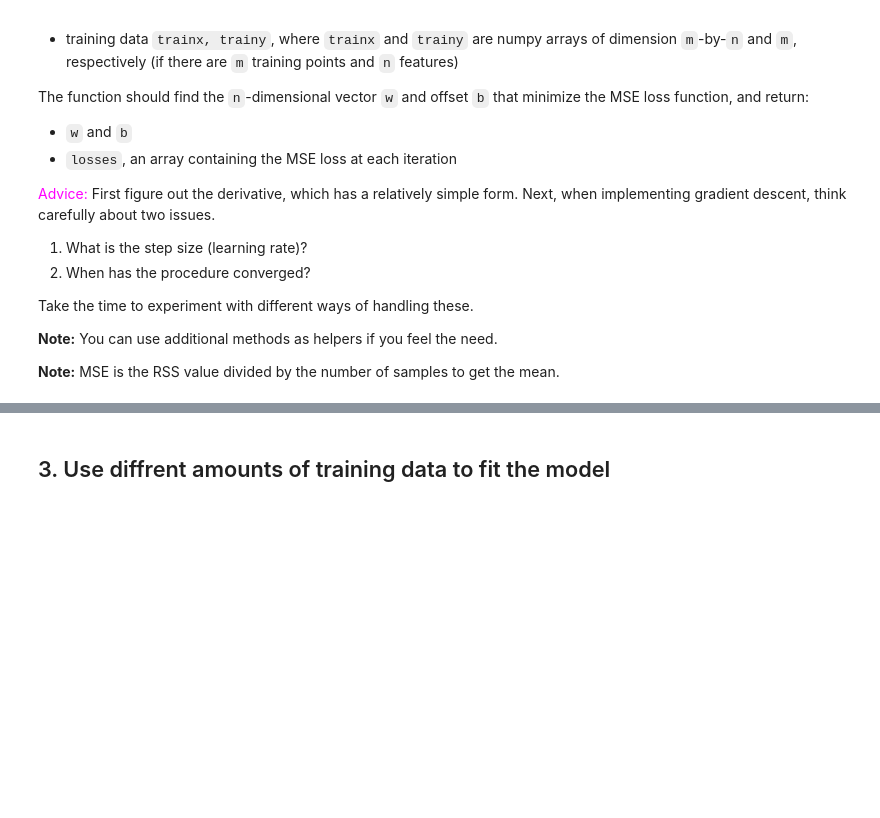
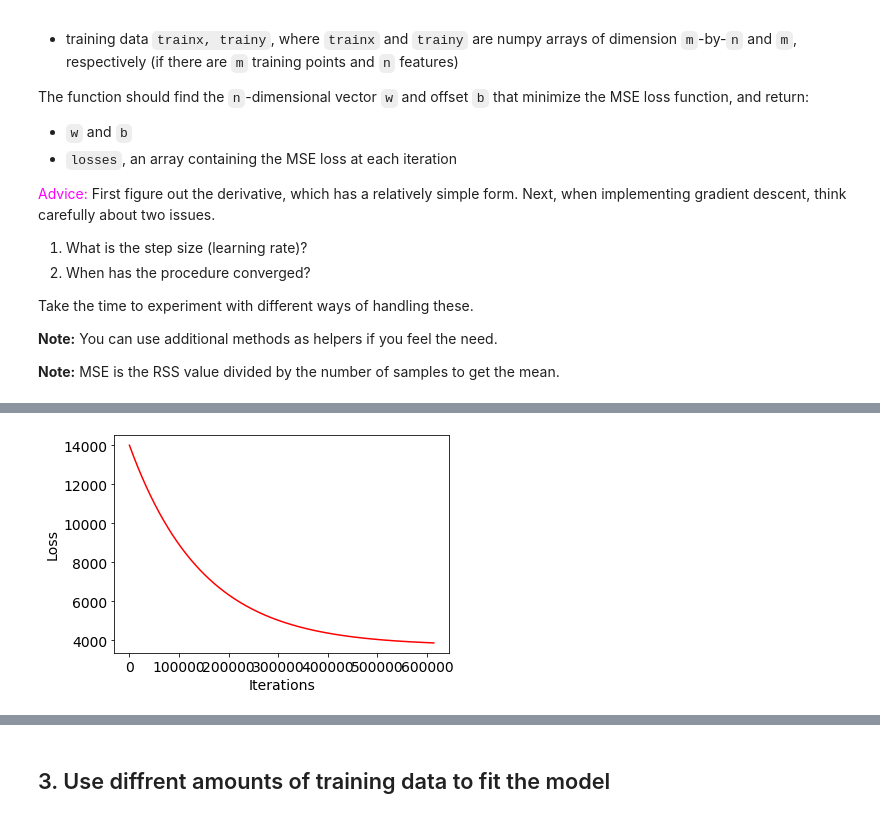
Before and after one commit to FarisHijazi/ICS-485-Machine-Learning, a Jupyter notebook: Assignment2_Linear_Regression/Assignment2-PartA.ipynb, the cells around one changed output, grey strips where cells are left out. Drawn from its saved outputs; the diff is of its cells as text; code cells hidden in the pictures; blank space fills up the shorter version.

```diff
--- a/Assignment2_Linear_Regression/Assignment2-PartA.ipynb
+++ b/Assignment2_Linear_Regression/Assignment2-PartA.ipynb
@@ -136,10 +216,22 @@ def split_data(n_train):
 # %% [markdown]
 To fit a linear regression model, we can directly use the closed-form formula we saw in lecture. Implement a method to get the parameters of the linear regression using the closed-form solution. The method should take features `x` and predictions `y` of the training set and return back the parameter values including the bias term.
 # %%
+trainx, trainy, testx, testy = split_data(100)
+
 def linear_regression_CF(trainx, trainy):
     # inputs: trainx and trainy, the features and the target in the training set
     # output: a vector of weights including the bias term
 
-    ### START CODE HERE ###
-    return None
+     ### START CODE HERE ###
+
+    # cearting the ones array to be appended to our feature array as the bias
+    ones = np.ones(shape=trainy.shape) [..., None]
+
+    # concatenating the ones to the feature array
+    trainx = np.concatenate((ones, trainx), 1)
+
+    # W = (X^T . X)^-1 (X^T Y)
+    return np.linalg.inv(trainx.transpose().dot(trainx)).dot(trainx.transpose().dot(trainy))
     ### END CODE HERE ###
+
+print(linear_regression_CF(trainx, trainy))
@@ -174,0 +365,67 @@ def linear_regression_GD(trainx, trainy):
+# %%
+# def calc_cost(trainx, trainy, W):
+#     squares = np.power((  trainy - (trainx @ W.T)  ), 2)
+#     return np.sum(squares) / (len(trainy) * 2)
+
+def linear_regression_GD_vectorized(trainx, trainy):
+    # inputs: trainx and trainy, the features and the target in the training set
+    # output: a vector of weights including the bias term
+
+    ### START CODE HERE ###
+
+    #initialize learning rate
+    LR = 0.000001
+    print( "trainy shape ")
+    print(trainy.shape)
+
+
+    # concatenate ones for the bias term
+    ones = np.ones([trainy.shape[0], 1])
+    trainx= np.concatenate((ones, trainx), axis=1)
+    print( "trainx shape ")
+    print(trainx.shape)
+
+    # initializing weights + bias to zeros
+    W = np.zeros([1, trainx.shape[1]])
+    print( "W shape ")
+    print(W.shape)
+
+    costs = []
+    # append initial cost
+    costs.append(loss(trainx, trainy, W.reshape(11,1)))
+
+    for i in range(sys.maxsize):
+
+        # update the weights
+        W = W - (LR/len(trainx)) * np.sum(trainx * ((trainx @ W.T) - trainy.reshape(len(trainy),1)), axis=0)
+
+        # calculate the new cost and append it to costs
+        newCost = loss(trainx, trainy, W.reshape(11,1))
+        costs.append(newCost)
+
+#         print(newCost - costs[i])
+#         print("old cost: "+ str(costs[i]))
+#         print("new cost: "+str(newCost))
+
+        # check the difference between the old and the new cost, if less than 0.01 break out
+        if abs(newCost - costs[i]) < 0.001:
+            break
+
+
+    # split into bias and weights
+    w, b = W[0][1:], W[0][0]
+
+    return b, w, np.array(costs)
+    ### END CODE HERE ###
+
+
+B, W, costs = linear_regression_GD_vectorized(trainx, trainy)
+print("Bias:", B)
+print("weights:", W )
+print("costs:", costs)
+
+plt.plot(costs,'r')
+plt.xlabel('Iterations', fontsize=14)
+plt.ylabel('Loss', fontsize=14)
+plt.show()
+# %% [output]
@@ -174,0 +443 @@ def linear_regression_GD(trainx, trainy):
+[figure, added]
```
Also changed, not shown: parts of 16 cells of this notebook, 24 other files.
